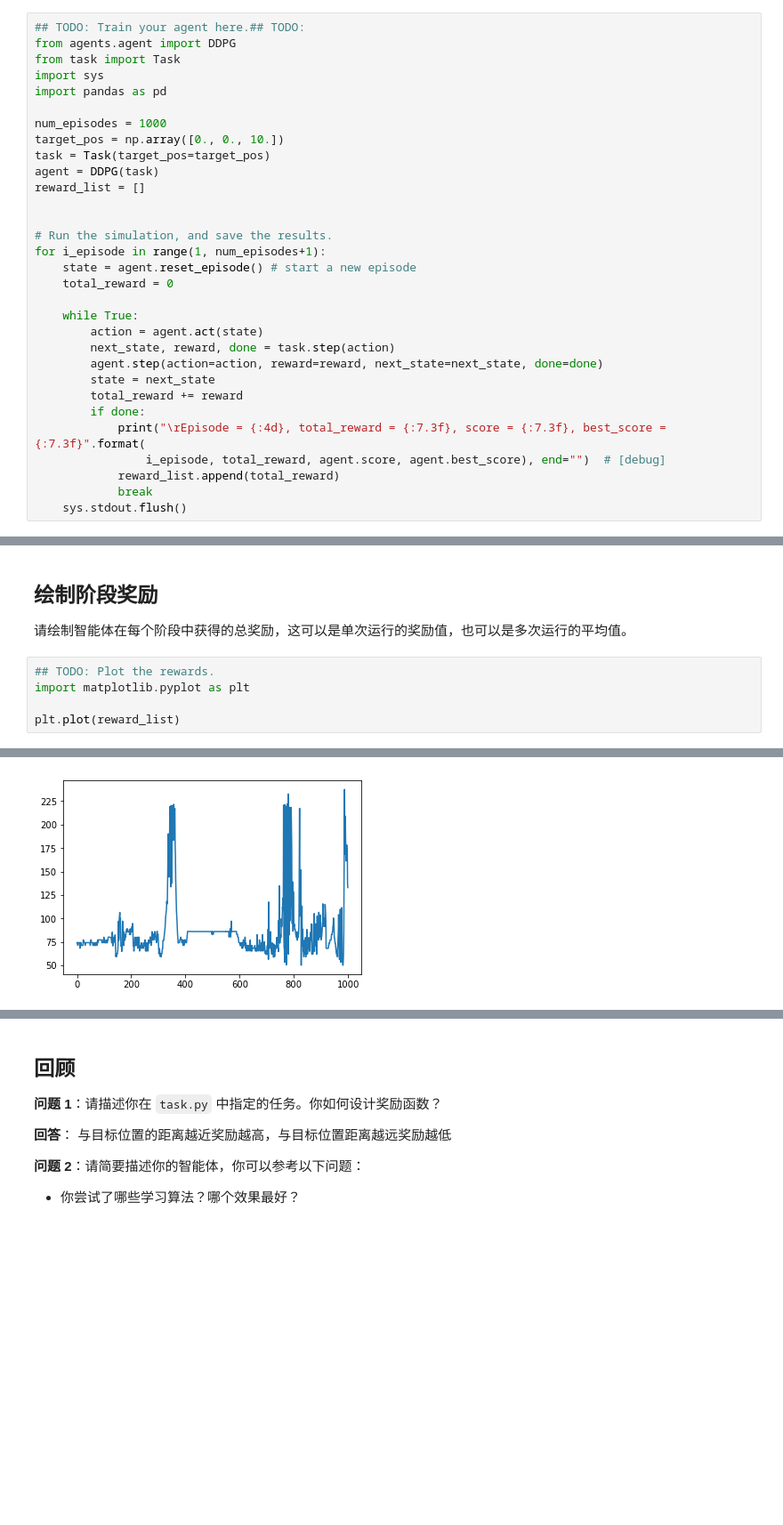
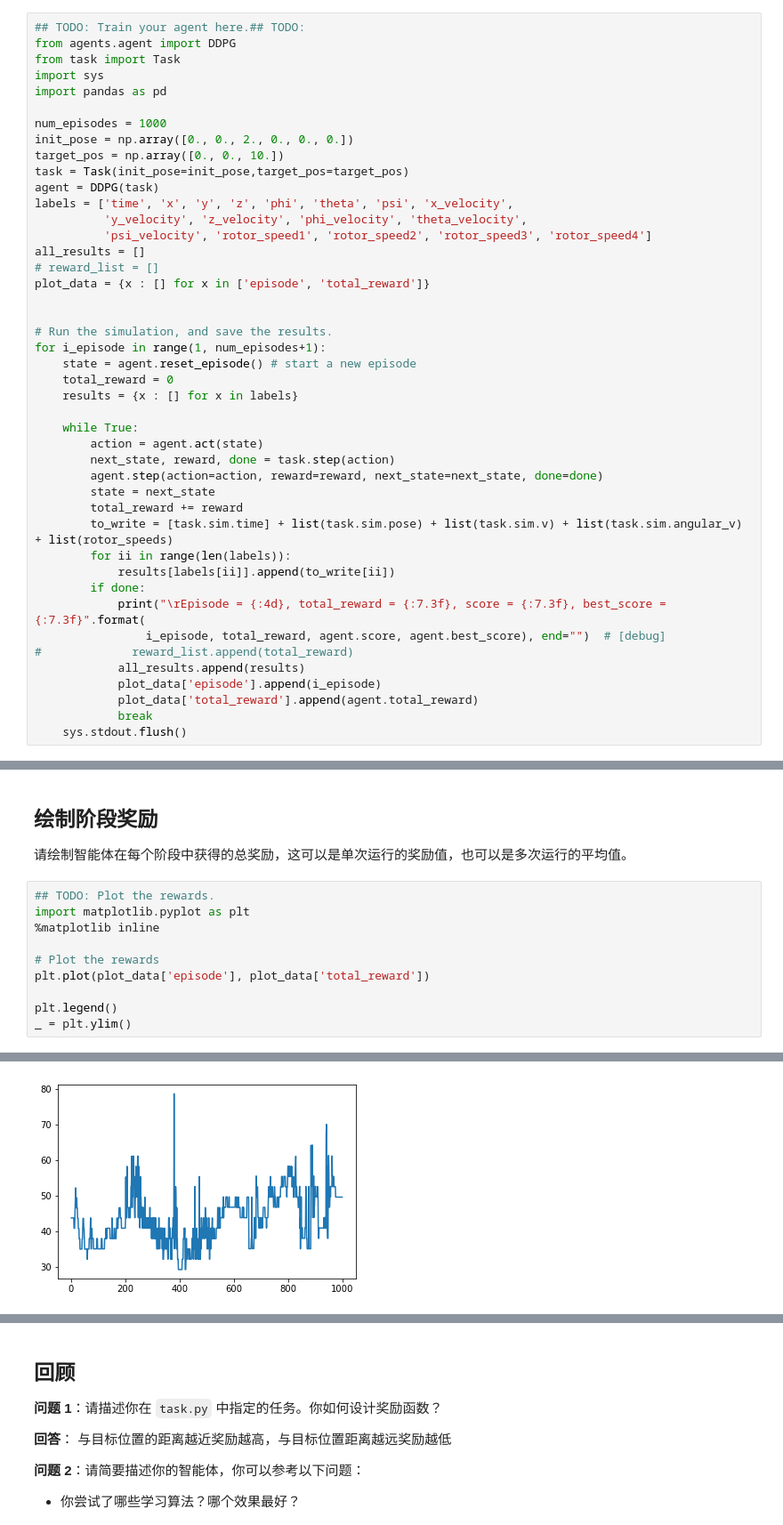
Before and after one commit to nodelanad/RL-Quadcopter-2, a Jupyter notebook: Quadcopter_Project.ipynb, the cells around one changed output, grey strips where cells are left out. Shown: that part at 89% size. Drawn from its saved outputs; the diff is of its cells as text; blank space fills up the shorter version.

```diff
--- a/Quadcopter_Project.ipynb
+++ b/Quadcopter_Project.ipynb
@@ -221,16 +241,23 @@ import sys
 import pandas as pd
 
 num_episodes = 1000
+init_pose = np.array([0., 0., 2., 0., 0., 0.])
 target_pos = np.array([0., 0., 10.])
-task = Task(target_pos=target_pos)
+task = Task(init_pose=init_pose,target_pos=target_pos)
 agent = DDPG(task)
-reward_list = []
+labels = ['time', 'x', 'y', 'z', 'phi', 'theta', 'psi', 'x_velocity',
+          'y_velocity', 'z_velocity', 'phi_velocity', 'theta_velocity',
+          'psi_velocity', 'rotor_speed1', 'rotor_speed2', 'rotor_speed3', 'rotor_speed4']
+all_results = []
+# reward_list = []
+plot_data = {x : [] for x in ['episode', 'total_reward']}
 
 
 # Run the simulation, and save the results.
 for i_episode in range(1, num_episodes+1):
     state = agent.reset_episode() # start a new episode
     total_reward = 0
+    results = {x : [] for x in labels}
 
     while True:
         action = agent.act(state)
@@ -238,10 +265,16 @@ for i_episode in range(1, num_episodes+1):
         agent.step(action=action, reward=reward, next_state=next_state, done=done)
         state = next_state
         total_reward += reward
+        to_write = [task.sim.time] + list(task.sim.pose) + list(task.sim.v) + list(task.sim.angular_v) + list(rotor_speeds)
+        for ii in range(len(labels)):
+            results[labels[ii]].append(to_write[ii])
         if done:
             print("\rEpisode = {:4d}, total_reward = {:7.3f}, score = {:7.3f}, best_score = {:7.3f}".format(
                 i_episode, total_reward, agent.score, agent.best_score), end="")  # [debug]
-            reward_list.append(total_reward)
+#             reward_list.append(total_reward)
+            all_results.append(results)
+            plot_data['episode'].append(i_episode)
+            plot_data['total_reward'].append(agent.total_reward)
             break
     sys.stdout.flush()
 # %% [output]
@@ -254,6 +287,11 @@ Episode = 1000, total_reward = 132.845, score =   2.415, best_score =   3.000
 # %%
 ## TODO: Plot the rewards.
 import matplotlib.pyplot as plt
+%matplotlib inline
 
-plt.plot(reward_list)
+# Plot the rewards
+plt.plot(plot_data['episode'], plot_data['total_reward'])
+
+plt.legend()
+_ = plt.ylim()
 # %% [output]
@@ -261 +298 @@ plt.plot(reward_list)
-[figure, old version]
+[figure, new version]
```
Also changed, not shown: parts of 13 cells of this notebook, 3 other files.
